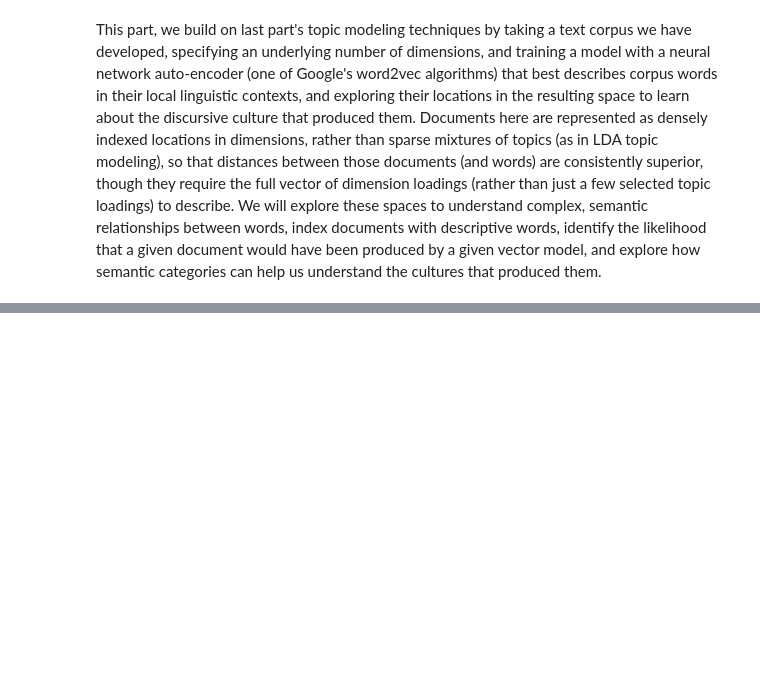
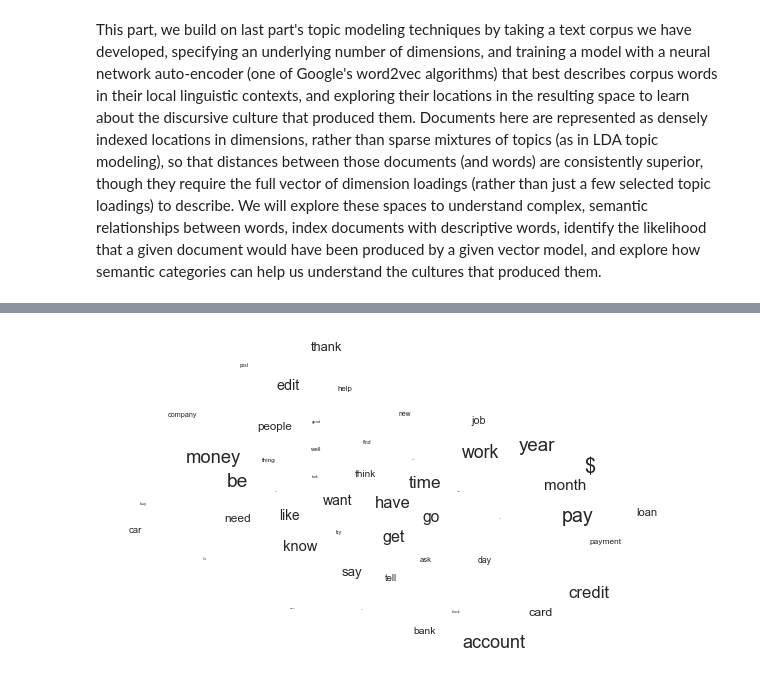
Before and after one commit to jinfei1125/personal-finance, a Jupyter notebook: [Final Project]Content Analysis on People's Personal Finance Concerns Based on Reddit Data.ipynb, the cells around one changed output, grey strips where cells are left out. Drawn from its saved outputs; the diff is of its cells as text; code cells hidden in the pictures; blank space fills up the shorter version.

```diff
--- a/[Final Project]Content Analysis on People's Personal Finance Concerns Based on Reddit Data.ipynb
+++ b/[Final Project]Content Analysis on People's Personal Finance Concerns Based on Reddit Data.ipynb
@@ -1939,0 +2110,6 @@ pd.DataFrame(top_words_topic_1)
+# %%
+top_words_topic_3 = {}
+for i, year in enumerate([2015, 2016, 2017, 2018, 2019, 2021]):
+    word_lst = pf_ldaseq.print_topics(time=i)[3]
+    top_words_topic_3[year] = [word for word, prob in word_lst[:10]]
+pd.DataFrame(top_words_topic_3)
@@ -1939,0 +2128,6 @@ pd.DataFrame(top_words_topic_1)
+# %%
+top_words_topic_4 = {}
+for i, year in enumerate([2015, 2016, 2017, 2018, 2019, 2021]):
+    word_lst = pf_ldaseq.print_topics(time=i)[4]
+    top_words_topic_4[year] = [word for word, prob in word_lst[:10]]
+pd.DataFrame(top_words_topic_4)
@@ -1973,0 +2198,2 @@ pf_df[:100:10]
+# %%
+pf_W2V = gensim.models.word2vec.Word2Vec(pf_df['normalized_sents'].sum())
@@ -1973,0 +2203,27 @@ pf_df[:100:10]
+# %%
+numWords = 50
+targetWords = pf_W2V.wv.index2word[:numWords]
+
+wordsSubMatrix = []
+for word in targetWords:
+    wordsSubMatrix.append(pf_W2V[word])
+wordsSubMatrix = np.array(wordsSubMatrix)
+
+# use PCA to reduce the dimensions to 50
+pcaWords = sklearn.decomposition.PCA(n_components = 50).fit(wordsSubMatrix)
+reducedPCA_data = pcaWords.transform(wordsSubMatrix)
+#T-SNE is theoretically better, but you should experiment
+tsneWords = sklearn.manifold.TSNE(n_components = 2).fit_transform(reducedPCA_data)
+# %%
+fig = plt.figure(figsize = (10,6))
+ax = fig.add_subplot(111)
+ax.set_frame_on(False)
+plt.scatter(tsneWords[:, 0], tsneWords[:, 1], alpha = 0)#Making the points invisible
+for i, word in enumerate(targetWords):
+    ax.annotate(word, (tsneWords[:, 0][i],tsneWords[:, 1][i]), size =  20 * (numWords - i) / numWords)
+plt.xticks(())
+plt.yticks(())
+plt.savefig('image/pf_cbow_viz.png', dpi=300)
+plt.show()
+# %% [output]
+[figure, added]
```
Also changed, not shown: parts of 90 cells of this notebook, 15 other files.
